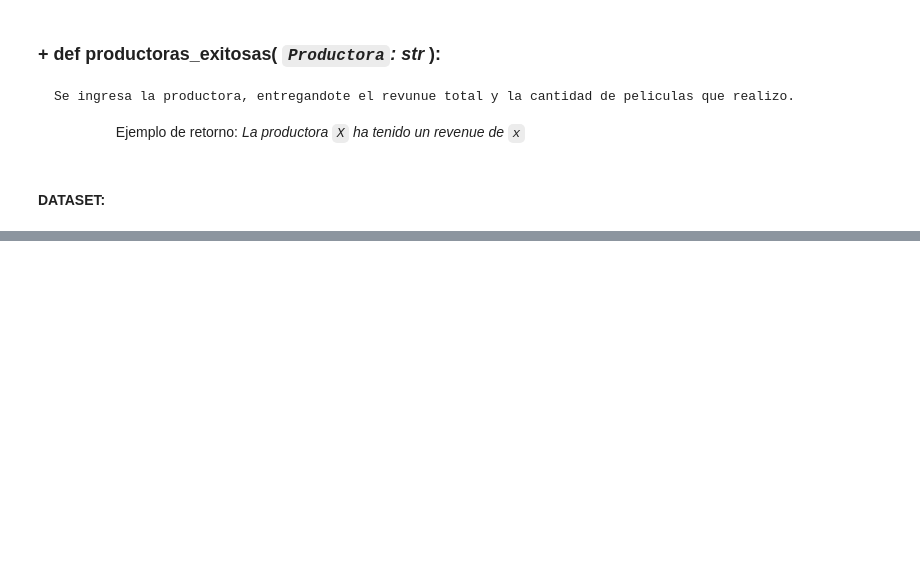
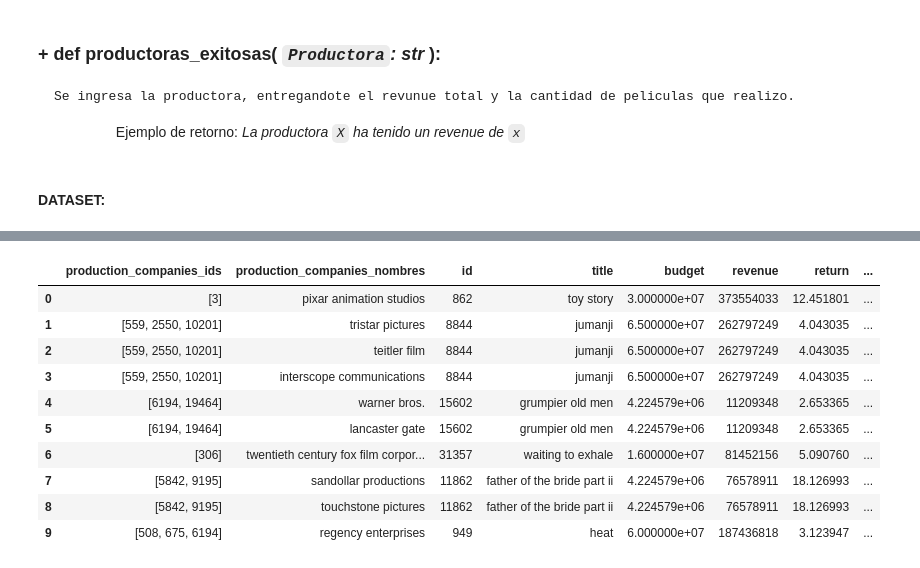
Before and after one commit to Lucaramallo/PI1_MLOps_Sistema_de_Recomendacion_Movies_ML, a Jupyter notebook: ETLs/Functios_testing/Functions_test.ipynb, the cells around one changed output, grey strips where cells are left out. Saved outputs shown, nothing was run; the diff lists cells and outputs as text; code cells hidden in the pictures; blank space fills up the shorter version.

```diff
--- a/ETLs/Functios_testing/Functions_test.ipynb
+++ b/ETLs/Functios_testing/Functions_test.ipynb
@@ -502,0 +494,3 @@ df_movies
+# %%
+
+df_f5_production_companies_return = df_movies[['production_companies_ids','production_companies_nombres','id','title','budget','revenue','return']]
@@ -502,0 +532,4 @@ df_movies
+# %%
+
+# Aplicar literal_eval a la columna 'production_companies_nombres'
+df_f5_production_companies_return.loc[:,'production_companies_nombres']= df_f5_production_companies_return['production_companies_nombres'].apply(ast.literal_eval)
@@ -502,0 +552,8 @@ df_movies
+# %%
+# Calculate the number of production companies in each row
+df_f5_production_companies_return.loc[:,'participation_prod_comp'] = df_f5_production_companies_return['production_companies_nombres'].apply(len)
+
+# Divide the last three columns by the number of production companies and use .loc for assignment
+df_f5_production_companies_return.loc[:, 'budget_per_company'] = df_f5_production_companies_return['budget'] / df_f5_production_companies_return['participation_prod_comp']
+df_f5_production_companies_return.loc[:, 'revenue_per_company'] = df_f5_production_companies_return['revenue'] / df_f5_production_companies_return['participation_prod_comp']
+df_f5_production_companies_return.loc[:, 'return_per_company'] = df_f5_production_companies_return['return'] / df_f5_production_companies_return['participation_prod_comp']
@@ -502,0 +581,21 @@ df_movies
+# %%
+
+# Explode de la columna de compañías de producción
+df_f5_production_companies_return = df_f5_production_companies_return.explode("production_companies_nombres", ignore_index=True)
+
+# Replazar el índice para mostrar solo los campos relevantes
+df_f5_production_companies_return.reset_index(drop=True, inplace=True)
+# %%
+df_f5_production_companies_return.head(10)
+# %% [output]
+|  | production_companies_ids | production_companies_nombres | id | title | budget | revenue | return | ... |
+| 0 | [3] | pixar animation studios | 862 | toy story | 3.000000e+07 | 373554033 | 12.451801 | ... |
+| 1 | [559, 2550, 10201] | tristar pictures | 8844 | jumanji | 6.500000e+07 | 262797249 | 4.043035 | ... |
+| 2 | [559, 2550, 10201] | teitler film | 8844 | jumanji | 6.500000e+07 | 262797249 | 4.043035 | ... |
+| 3 | [559, 2550, 10201] | interscope communications | 8844 | jumanji | 6.500000e+07 | 262797249 | 4.043035 | ... |
+| 4 | [6194, 19464] | warner bros. | 15602 | grumpier old men | 4.224579e+06 | 11209348 | 2.653365 | ... |
+| 5 | [6194, 19464] | lancaster gate | 15602 | grumpier old men | 4.224579e+06 | 11209348 | 2.653365 | ... |
+| 6 | [306] | twentieth century fox film corpor... | 31357 | waiting to exhale | 1.600000e+07 | 81452156 | 5.090760 | ... |
+| 7 | [5842, 9195] | sandollar productions | 11862 | father of the bride part ii | 4.224579e+06 | 76578911 | 18.126993 | ... |
+| 8 | [5842, 9195] | touchstone pictures | 11862 | father of the bride part ii | 4.224579e+06 | 76578911 | 18.126993 | ... |
+| 9 | [508, 675, 6194] | regency enterprises | 949 | heat | 6.000000e+07 | 187436818 | 3.123947 | ... |
```
Also changed, not shown: parts of 15 cells of this notebook, 1 other file.
